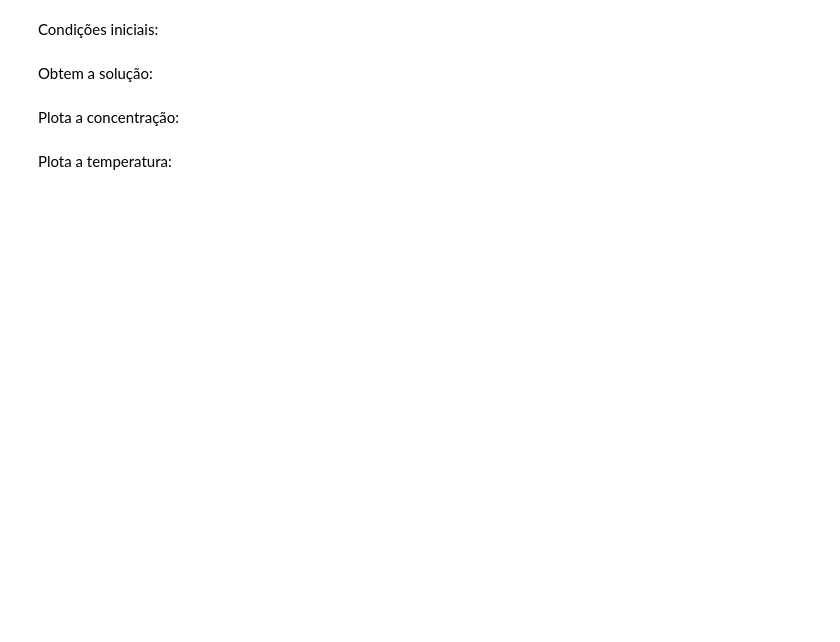
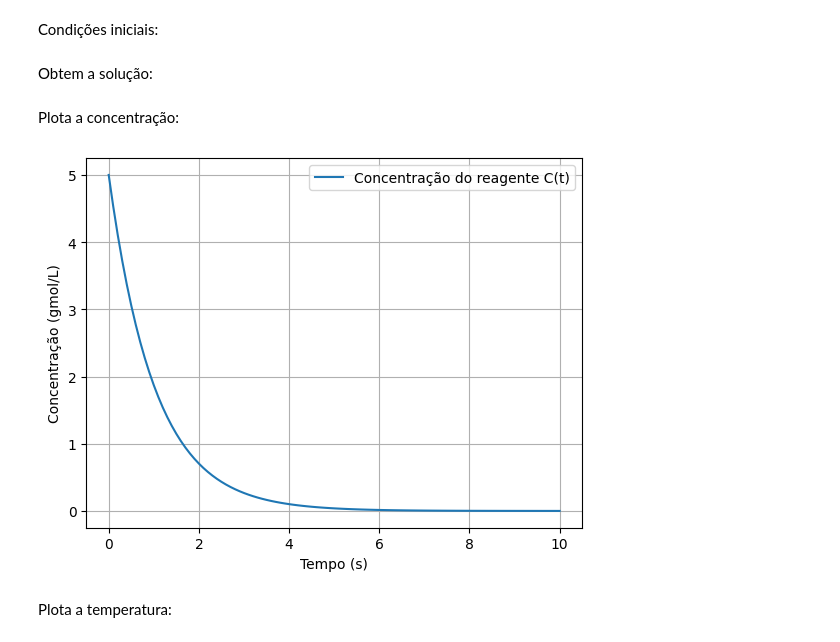
Before and after one commit to ViniciusCMB/Metodos_Num, a Jupyter notebook: trabalho1.ipynb, the cells around one changed output. Saved outputs shown, nothing was run; the diff lists cells and outputs as text; code cells hidden in the pictures; blank space fills up the shorter version.

```diff
--- a/trabalho1.ipynb
+++ b/trabalho1.ipynb
@@ -22,9 +21,16 @@ def dT_dt(c, t):
+# %%
+def sistema(x, t):
+        f1, f2 = x
+        dx1dt = -np.exp((-10)/(f2+273))*f1
+        dx2dt = (1000*np.exp((-10)/(f2+273))*f1)-(10*(f2-20))
+        return np.array([dx1dt, dx2dt])
 # %% [markdown]
 Condições iniciais:
 # %%
-tini = ... # temperatura inicial em graus Celsius
-cini = ... # concentração inicial em gmol/L
+Tini = 35 # temperatura inicial em graus Celsius
+Cini = 5 # concentração inicial em gmol/L
 
-tempo = np.linspace(0, 10, 1000) # vetor de tempo de 0 a 10 segundos com 1000 pontos, ou seja, com um passo de 0.01 segundos
+x0 = [Cini, Tini] # vetor de condições iniciais
+t = np.linspace(0, 10, 1001) # vetor de tempo de 0 a 10 segundos com 1001 pontos, ou seja, com um passo de 0.01 segundos
 # %% [markdown]
 Obtem a solução:
@@ -33,12 +37,17 @@ solucao_C, solucao_T = rk4(dC_dt, dT_dt, cini, tini, tempo) # vai ficar algo ass
+# %%
+solucao = rk4(sistema, x0, t)
 # %% [markdown]
 Plota a concentração:
 # %%
-plt.plot(tempo, solucao_C, label='Concentração') # plota o gráfico da concentração
+plt.plot(t, solucao[:, 0],
+             label='Concentração do reagente C(t)') # plota o gráfico da concentração
 plt.xlabel('Tempo (s)')
 plt.ylabel('Concentração (gmol/L)')
 plt.legend()
 plt.grid()
 plt.show()
+# %% [output]
+[figure, added]
 # %% [markdown]
 Plota a temperatura:
 # %%
```
Also changed, not shown: parts of 10 cells of this notebook, 3 other files.
